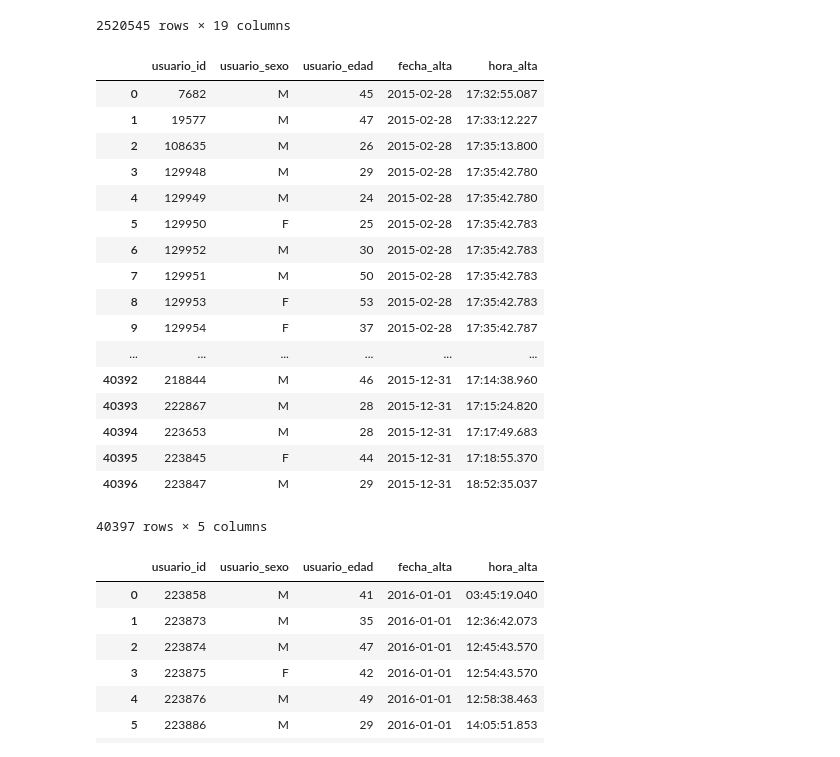
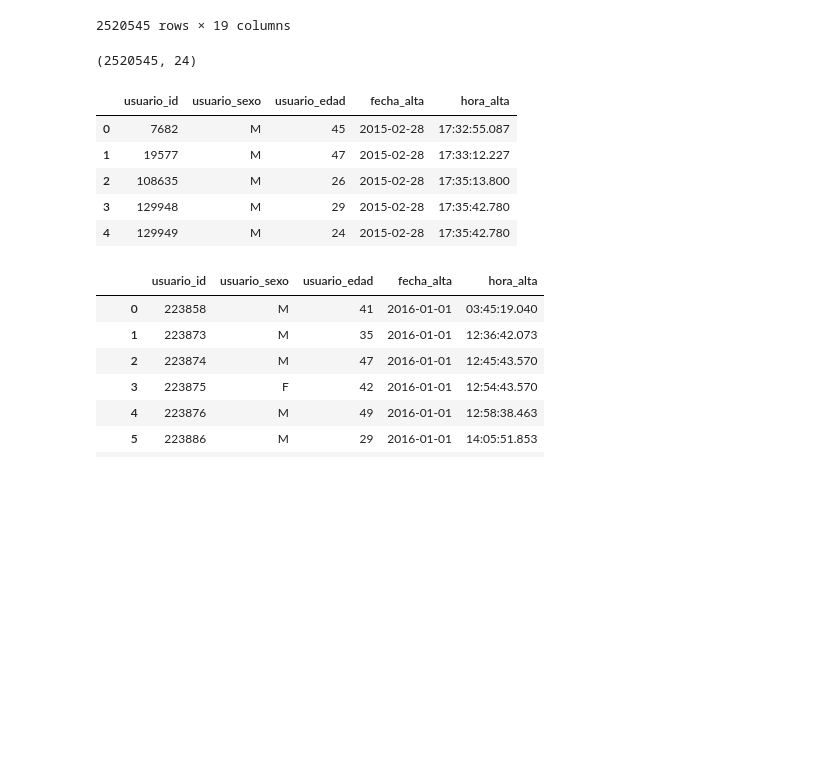
Before and after one commit to DataScience2020SofiaMilagros/TP_ECOBICIS_2610, a Jupyter notebook: tp_data_science_git_2610-Copy1.ipynb, the cells around one changed output. Drawn from its saved outputs; the diff is of its cells as text; code cells hidden in the pictures; blank space fills up the shorter version.

```diff
--- a/tp_data_science_git_2610-Copy1.ipynb
+++ b/tp_data_science_git_2610-Copy1.ipynb
@@ -399,3 +402,7 @@ recorridos2018final=recorridos2018final.drop(columns=['nombre_estacion_origen','
+# %%
+recorridos2018_total.shape
+# %% [output]
+(2520545, 24)
 # %%
 # Vamos a importar las tablas con la informacion de los usuarios para traernos sexo y edad
 # %%
@@ -411,26 +418,14 @@ usuarios2016 = pd.read_csv(r'C:\Users\Milagros\OneDrive\Escritorio\UTN\5To AÑO\
 usuarios2017 = pd.read_csv(r'C:\Users\Milagros\OneDrive\Escritorio\UTN\5To AÑO\Ciencia de datos\tp2\usuarios-ecobici-2017.csv', delimiter=',',low_memory=False)
 usuarios2018 = pd.read_csv(r'C:\Users\Milagros\OneDrive\Escritorio\UTN\5To AÑO\Ciencia de datos\tp2\usuarios-ecobici-2018.csv', delimiter=',',low_memory=False)
 # %%
-usuarios2015
+usuarios2015.head()
 # %% [output]
 |  | usuario_id | usuario_sexo | usuario_edad | fecha_alta | hora_alta |
 | 0 | 7682 | M | 45 | 2015-02-28 | 17:32:55.087 |
 | 1 | 19577 | M | 47 | 2015-02-28 | 17:33:12.227 |
 | 2 | 108635 | M | 26 | 2015-02-28 | 17:35:13.800 |
 | 3 | 129948 | M | 29 | 2015-02-28 | 17:35:42.780 |
 | 4 | 129949 | M | 24 | 2015-02-28 | 17:35:42.780 |
-| 5 | 129950 | F | 25 | 2015-02-28 | 17:35:42.783 |
-| 6 | 129952 | M | 30 | 2015-02-28 | 17:35:42.783 |
-| 7 | 129951 | M | 50 | 2015-02-28 | 17:35:42.783 |
-| 8 | 129953 | F | 53 | 2015-02-28 | 17:35:42.783 |
-| 9 | 129954 | F | 37 | 2015-02-28 | 17:35:42.787 |
-| ... | ... | ... | ... | ... | ... |
-| 40392 | 218844 | M | 46 | 2015-12-31 | 17:14:38.960 |
-| 40393 | 222867 | M | 28 | 2015-12-31 | 17:15:24.820 |
-| 40394 | 223653 | M | 28 | 2015-12-31 | 17:17:49.683 |
-| 40395 | 223845 | F | 44 | 2015-12-31 | 17:18:55.370 |
-| 40396 | 223847 | M | 29 | 2015-12-31 | 18:52:35.037 |
-40397 rows × 5 columns
 # %%
 usuarios2016
 # %% [output]
```
Also changed, not shown: parts of 81 cells of this notebook, 1 other file.
